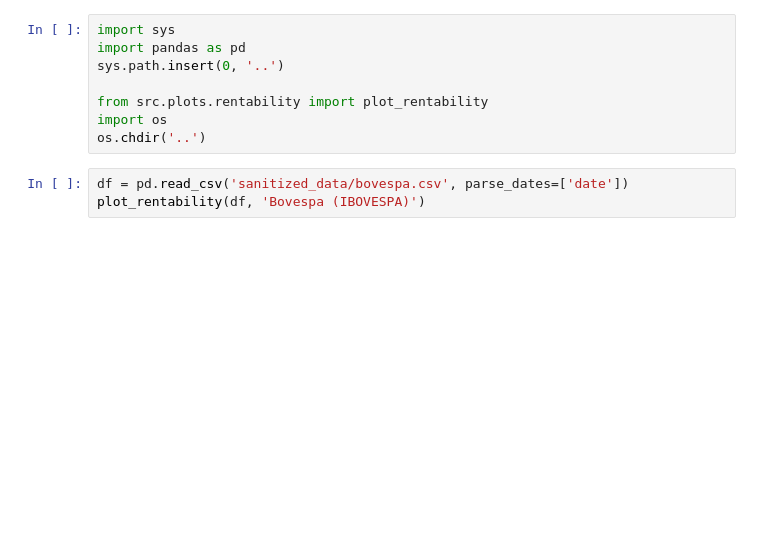
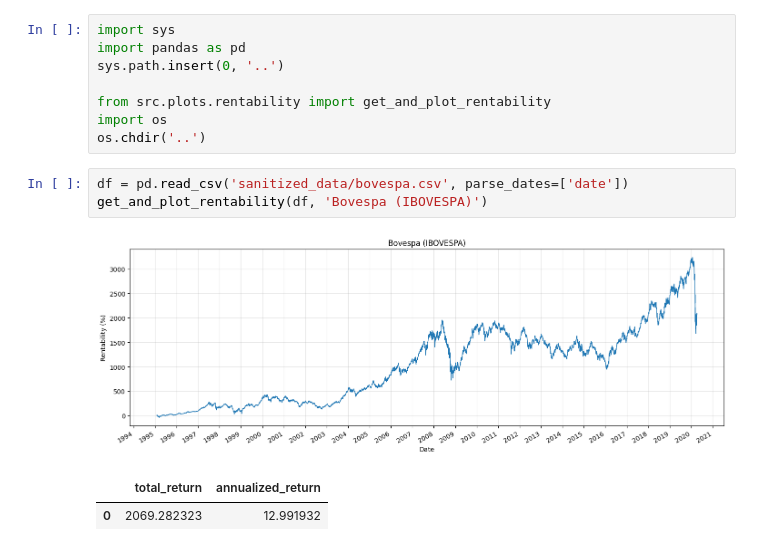
Before and after one commit to lralles/portfolio-optimization-studio, a Jupyter notebook: notebooks/rentability.ipynb, the cells around one changed output. Saved outputs shown, nothing was run; the diff lists cells and outputs as text; blank space fills up the shorter version.

Commit message:
feat: display returns and annual returns

```diff
--- a/notebooks/rentability.ipynb
+++ b/notebooks/rentability.ipynb
@@ -3,11 +3,15 @@ import sys
 import pandas as pd
 sys.path.insert(0, '..')
 
-from src.plots.rentability import plot_rentability
+from src.plots.rentability import get_and_plot_rentability
 import os
 os.chdir('..')
 # %%
 df = pd.read_csv('sanitized_data/bovespa.csv', parse_dates=['date'])
-plot_rentability(df, 'Bovespa (IBOVESPA)')
+get_and_plot_rentability(df, 'Bovespa (IBOVESPA)')
+# %% [output]
+[figure, added]
+|  | total_return | annualized_return |
+| 0 | 2069.282323 | 12.991932 |
 # %%
 df = pd.read_csv('sanitized_data/ifix.csv', parse_dates=['date'])
```
Also changed, not shown: parts of 13 cells of this notebook, 5 other files.
